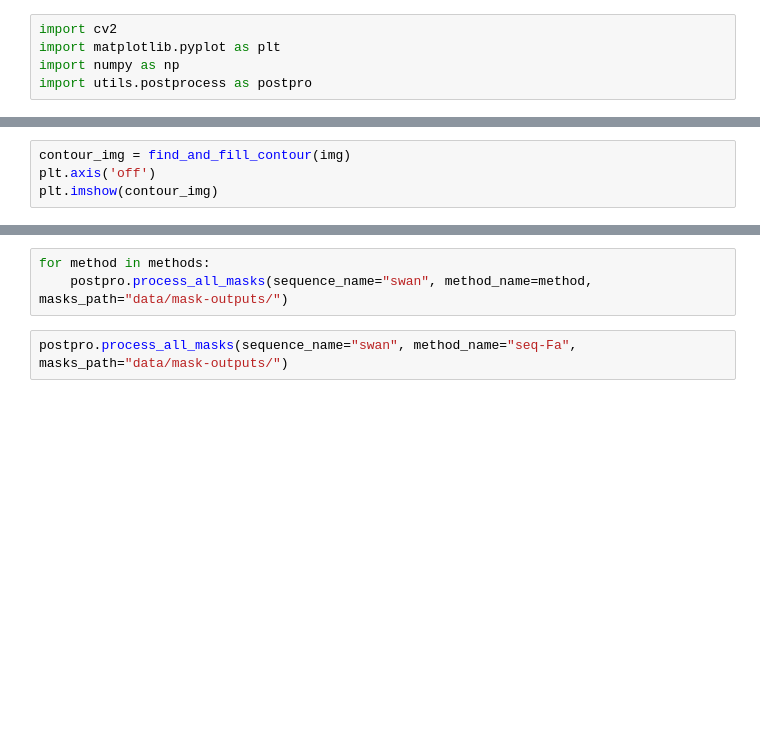
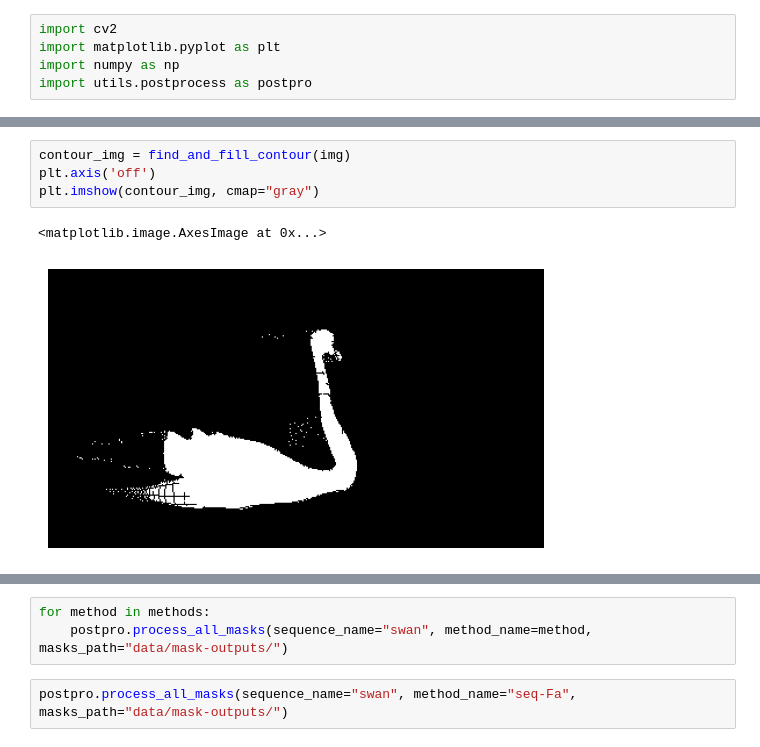
Before and after one commit to GGomez99/Optical-Flow-Motion-Estimation-Project, a Jupyter notebook: postprocessing.ipynb, the cells around one changed output, grey strips where cells are left out. Cells and saved outputs as stored; diff of their text form; blank space fills up the shorter version.

```diff
--- a/postprocessing.ipynb
+++ b/postprocessing.ipynb
@@ -40,5 +49,8 @@ plt.imshow(img_truth, cmap='gray')
 # %%
 contour_img = find_and_fill_contour(img)
 plt.axis('off')
-plt.imshow(contour_img)
+plt.imshow(contour_img, cmap="gray")
+# %% [output]
+<matplotlib.image.AxesImage at 0x...>
+[figure, added]
 # %%
```
Also changed, not shown: parts of 6 cells of this notebook, 9 other files.
